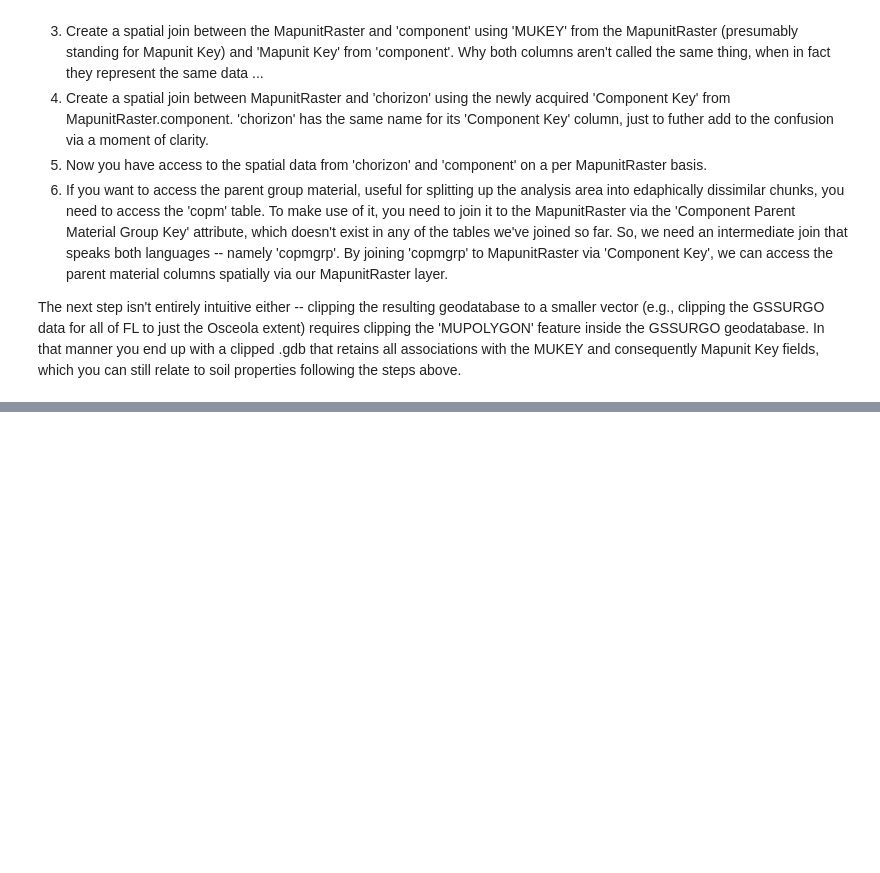
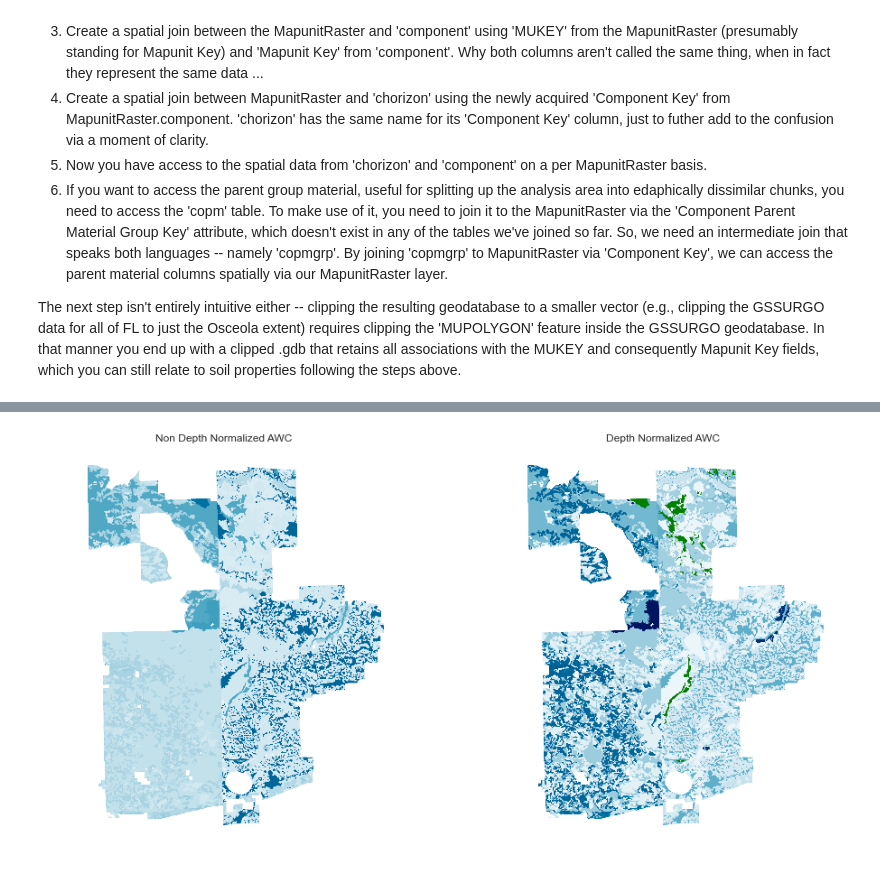
Before and after one commit to djkrofch/Osceola, a Jupyter notebook: Osceola_ModelSetup.ipynb, the cells around one changed output, grey strips where cells are left out. Saved outputs shown, nothing was run; the diff lists cells and outputs as text; code cells hidden in the pictures; blank space fills up the shorter version.

```diff
--- a/Osceola_ModelSetup.ipynb
+++ b/Osceola_ModelSetup.ipynb
@@ -55,9 +55,9 @@ def plotRaster(image, ax=None, *args, **kwargs):
         vmin = kwargs.pop('vmin', None)
         vmax = kwargs.pop('vmax', None)
         if vmin is None:
-            vmin = np.min(rastermap) # or what ever
+            vmin = np.min(image) # or what ever
         if vmax is None:
-            vmax = np.max(rastermap)
+            vmax = np.max(image)
         norm = matplotlib.colors.Normalize(vmin, vmax)
         kwargs['norm'] = norm
 
@@ -188,0 +187,14 @@ ax3.set_title('Clay', fontsize = 15)
+# %%
+whc = importRaster(rasterDir + 'osceola_whc.tif')
+awc = importRaster(rasterDir + 'osceola_awc.tif')
+
+f, (ax1, ax2) = plt.subplots(1,2, figsize = (16,8))
+plotRaster(awc, ax1, cmap = 'ocean_r', vmin = 0, vmax = 1)
+plotRaster(whc, ax2, cmap = 'ocean_r', vmin = 0, vmax = 25)
+
+ax1.set_title('Non Depth Normalized AWC');
+ax2.set_title('Depth Normalized AWC');
+
+plt.savefig('Osceola_WaterHolding.tif')
+# %% [output]
+[figure, added]
```
Also changed, not shown: parts of 7 cells of this notebook.
